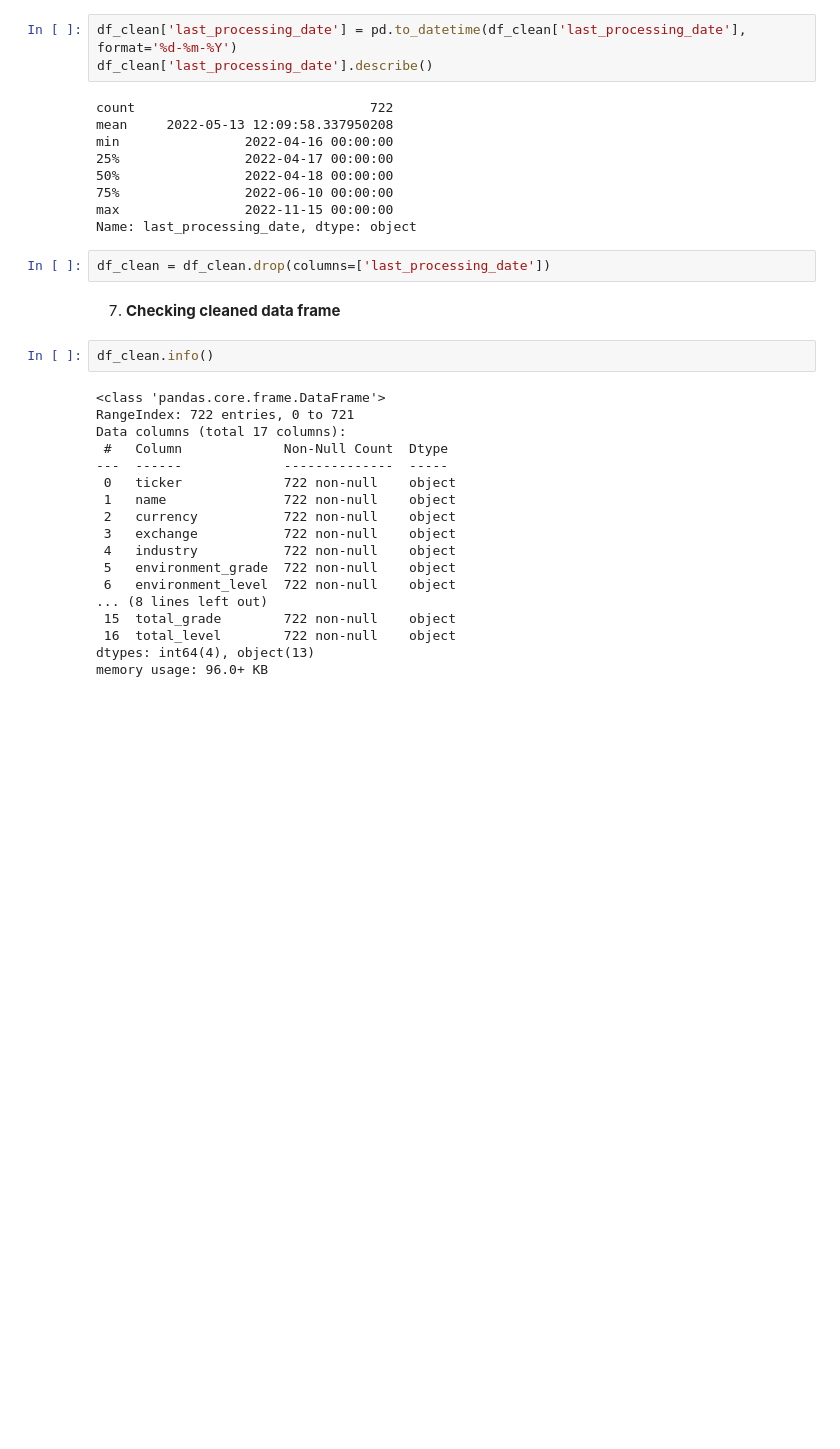
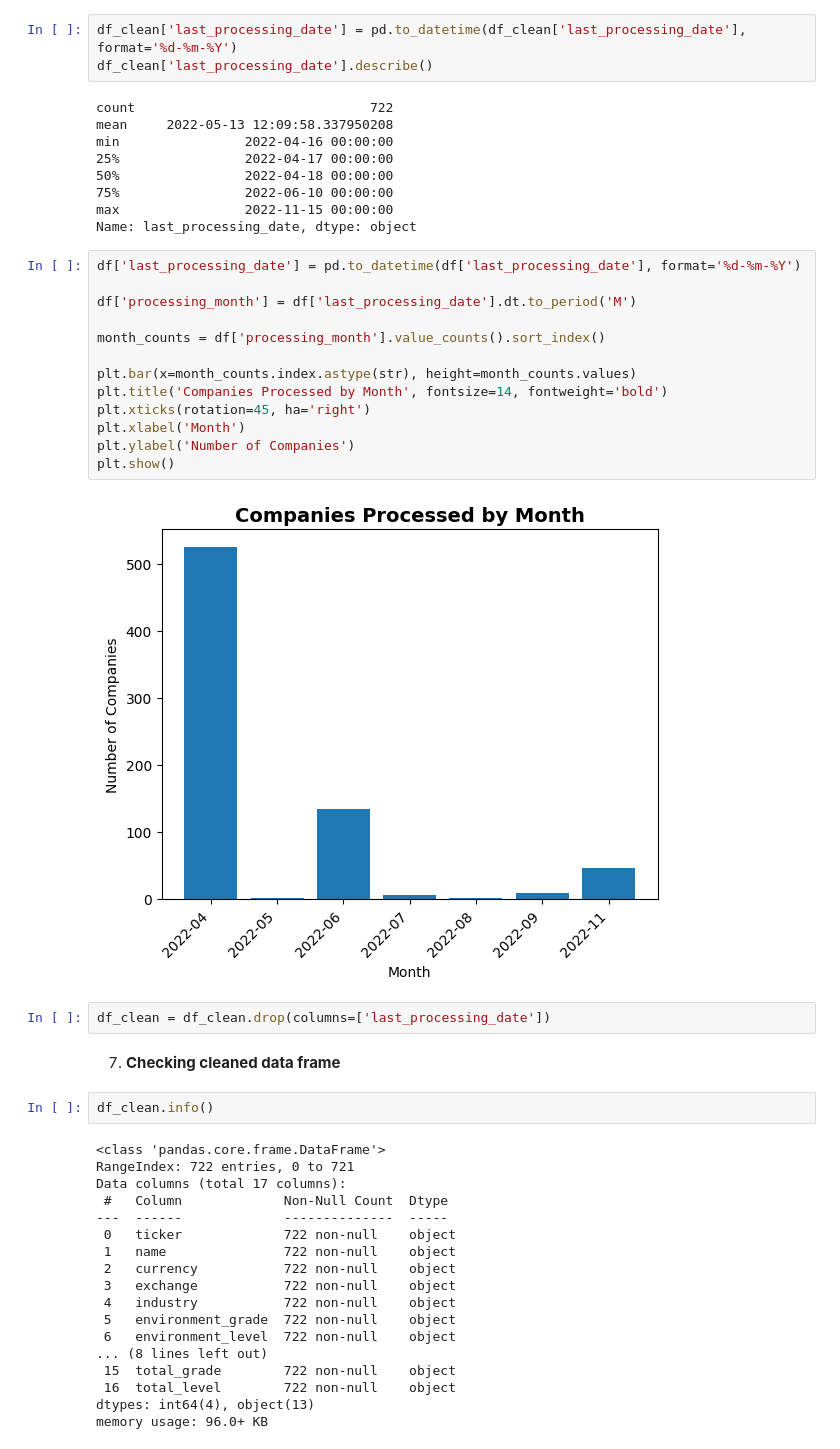
Before and after one commit to ColmHH/esg_corporate_analysis, a Jupyter notebook: jupyter_notebooks/esg_corporate_analysis.ipynb, the cells around one changed output. Drawn from its saved outputs; the diff is of its cells as text; blank space fills up the shorter version.

```diff
--- a/jupyter_notebooks/esg_corporate_analysis.ipynb
+++ b/jupyter_notebooks/esg_corporate_analysis.ipynb
@@ -429,6 +443,21 @@ min                2022-04-16 00:00:00
 75%                2022-06-10 00:00:00
 max                2022-11-15 00:00:00
 Name: last_processing_date, dtype: object
+# %%
+df['last_processing_date'] = pd.to_datetime(df['last_processing_date'], format='%d-%m-%Y')
+
+df['processing_month'] = df['last_processing_date'].dt.to_period('M')
+
+month_counts = df['processing_month'].value_counts().sort_index()
+
+plt.bar(x=month_counts.index.astype(str), height=month_counts.values)
+plt.title('Companies Processed by Month', fontsize=14, fontweight='bold')
+plt.xticks(rotation=45, ha='right')
+plt.xlabel('Month')
+plt.ylabel('Number of Companies')
+plt.show()
+# %% [output]
+[figure, added]
 # %%
 df_clean = df_clean.drop(columns=['last_processing_date'])
 # %% [markdown]
```
Also changed, not shown: parts of 4 cells of this notebook.
